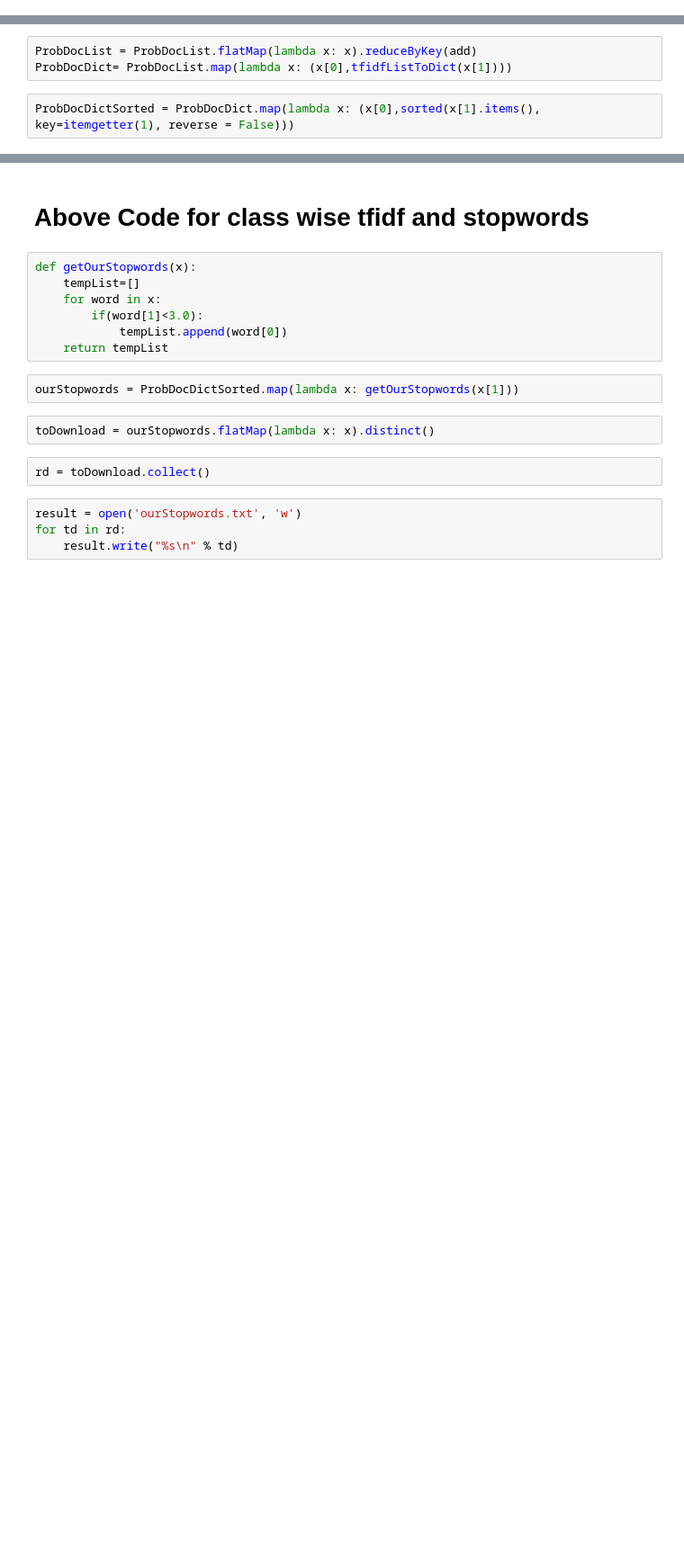
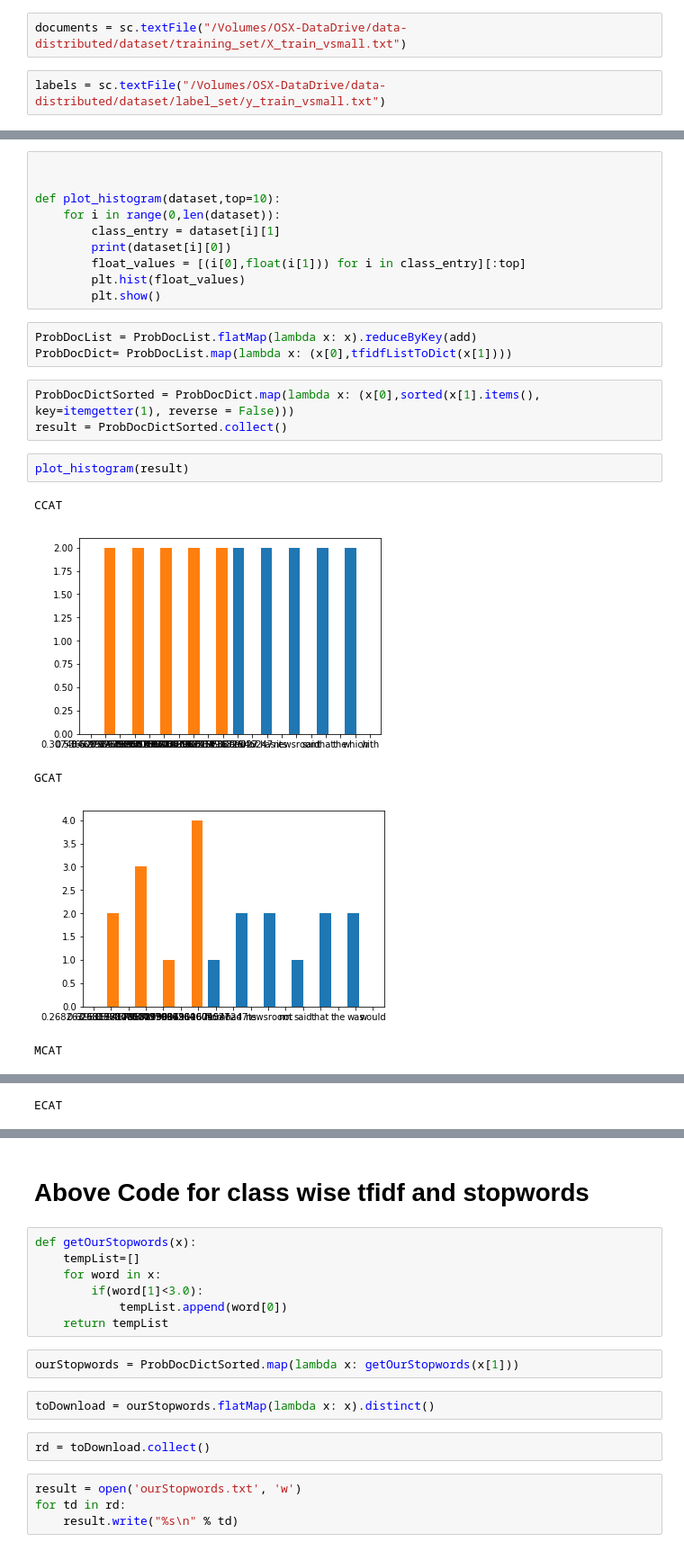
Before and after one commit to dsp-uga/volans-p1, a Jupyter notebook: P1tfidf.ipynb, the cells around one changed output, grey strips where cells are left out. Shown at 90% size. Cells and saved outputs as stored; diff of their text form; blank space fills up the shorter version.

Commit message:
Added histogram support

```diff
--- a/P1tfidf.ipynb
+++ b/P1tfidf.ipynb
@@ -20,3 +17,7 @@ labels = sc.textFile("/home/vyom/UGA/DSP/Project1/y_train_small.txt")
+# %%
+documents = sc.textFile("/Volumes/OSX-DataDrive/data-distributed/dataset/training_set/X_train_vsmall.txt")
+# %%
+labels = sc.textFile("/Volumes/OSX-DataDrive/data-distributed/dataset/label_set/y_train_vsmall.txt")
 # %%
 splt = documents.flatMap(lambda word: word.split())
 splt = splt.map(lambda word: word.lower())
@@ -193,8 +192,27 @@ def tfidfListToDict(x):
     for word in x:
         tempDict[word[0]] = word[1]
     return tempDict
+# %%
+
+
+def plot_histogram(dataset,top=10):
+    for i in range(0,len(dataset)):
+        class_entry = dataset[i][1]
+        print(dataset[i][0])
+        float_values = [(i[0],float(i[1])) for i in class_entry][:top]
+        plt.hist(float_values)
+        plt.show()
 # %%
 ProbDocList = ProbDocList.flatMap(lambda x: x).reduceByKey(add)
 ProbDocDict= ProbDocList.map(lambda x: (x[0],tfidfListToDict(x[1])))
 # %%
 ProbDocDictSorted = ProbDocDict.map(lambda x: (x[0],sorted(x[1].items(), key=itemgetter(1), reverse = False)))
+result = ProbDocDictSorted.collect()
+# %%
+plot_histogram(result)
+# %% [output]
+CCAT
+[figure, added]
+GCAT
+[figure, added]
+MCAT
@@ -200,0 +220 @@ ProbDocDictSorted = ProbDocDict.map(lambda x: (x[0],sorted(x[1].items(), key=ite
+ECAT
```
Also changed, not shown: parts of 10 cells of this notebook.
